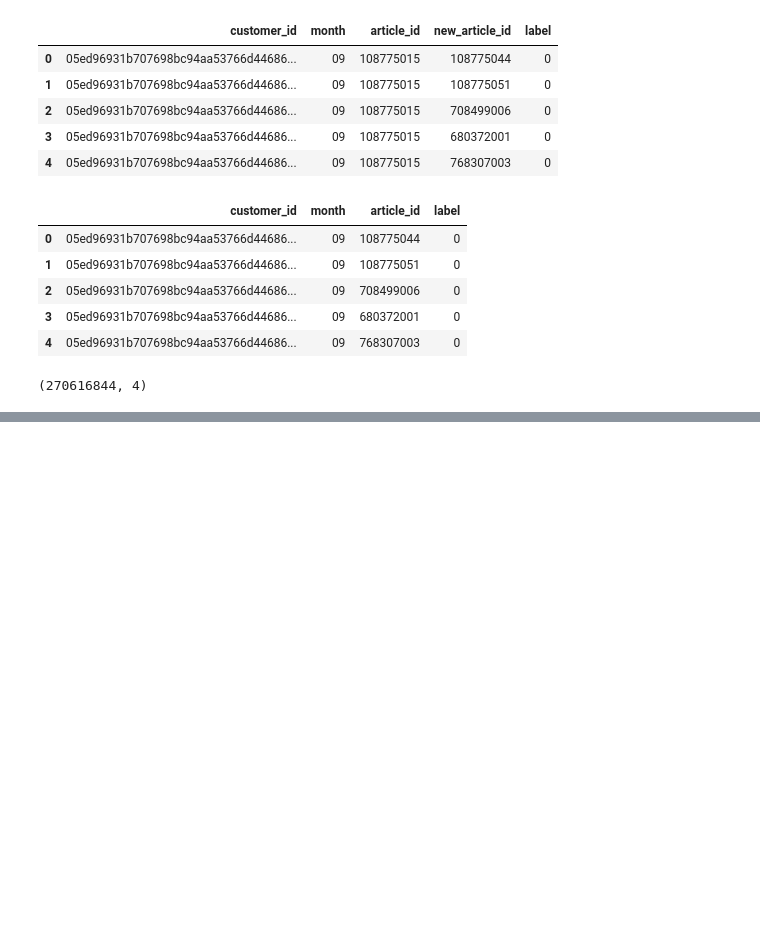
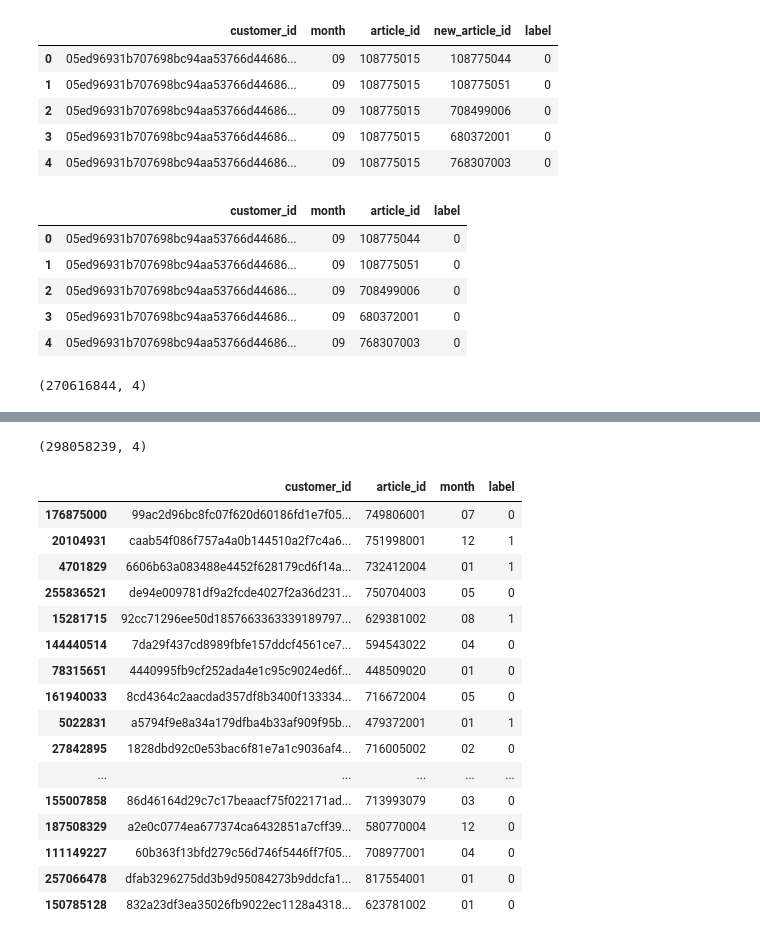
Before and after one commit to erstrong/kaggle, a Jupyter notebook: h-and-m-personalized-fashion-recommendations/Feature Engineering & Negative Sampling.ipynb, the cells around one changed output, grey strips where cells are left out. Drawn from its saved outputs; the diff is of its cells as text; code cells hidden in the pictures; blank space fills up the shorter version.

```diff
--- a/h-and-m-personalized-fashion-recommendations/Feature Engineering.ipynb
+++ b/h-and-m-personalized-fashion-recommendations/Feature Engineering & Negative Sampling.ipynb
@@ -625,0 +628,3 @@ negatives_df.to_csv('data/negatives.csv.zip',
+# %%
+dedup = pd.concat([transactions, negatives_df])
+dedup = dedup.groupby(['customer_id','month','article_id'])['label'].max().reset_index()
@@ -625,0 +637,13 @@ negatives_df.to_csv('data/negatives.csv.zip',
+# %%
+# If a person bought the same item multiple times, we want to keep that
+# so just keep the deduplicated 0s and add back the original transactions
+dedup = dedup[dedup['label']==0]
+# %%
+train_response_matrix = pd.concat([transactions, dedup])
+# %%
+train_response_matrix.shape
+# %% [output]
+(298058239, 4)
+# %%
+# shuffle the data
+train_response_matrix = train_response_matrix.sample(frac=1, random_state=11)
@@ -625,0 +652,20 @@ negatives_df.to_csv('data/negatives.csv.zip',
+# %%
+train_response_matrix.head(20)
+# %% [output]
+|  | customer_id | article_id | month | label |
+| 176875000 | 99ac2d96bc8fc07f620d60186fd1e7f05... | 749806001 | 07 | 0 |
+| 20104931 | caab54f086f757a4a0b144510a2f7c4a6... | 751998001 | 12 | 1 |
+| 4701829 | 6606b63a083488e4452f628179cd6f14a... | 732412004 | 01 | 1 |
+| 255836521 | de94e009781df9a2fcde4027f2a36d231... | 750704003 | 05 | 0 |
+| 15281715 | 92cc71296ee50d1857663363339189797... | 629381002 | 08 | 1 |
+| 144440514 | 7da29f437cd8989fbfe157ddcf4561ce7... | 594543022 | 04 | 0 |
+| 78315651 | 4440995fb9cf252ada4e1c95c9024ed6f... | 448509020 | 01 | 0 |
+| 161940033 | 8cd4364c2aacdad357df8b3400f133334... | 716672004 | 05 | 0 |
+| 5022831 | a5794f9e8a34a179dfba4b33af909f95b... | 479372001 | 01 | 1 |
+| 27842895 | 1828dbd92c0e53bac6f81e7a1c9036af4... | 716005002 | 02 | 0 |
+| ... | ... | ... | ... | ... |
+| 155007858 | 86d46164d29c7c17beaacf75f022171ad... | 713993079 | 03 | 0 |
+| 187508329 | a2e0c0774ea677374ca6432851a7cff39... | 580770004 | 12 | 0 |
+| 111149227 | 60b363f13bfd279c56d746f5446ff7f05... | 708977001 | 04 | 0 |
+| 257066478 | dfab3296275dd3b9d95084273b9ddcfa1... | 817554001 | 01 | 0 |
+| 150785128 | 832a23df3ea35026fb9022ec1128a4318... | 623781002 | 01 | 0 |
```
Also changed, not shown: parts of 5 cells of this notebook, 1 other file.
